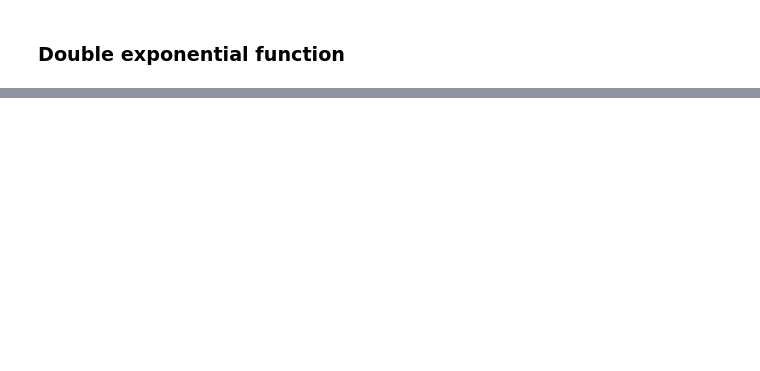
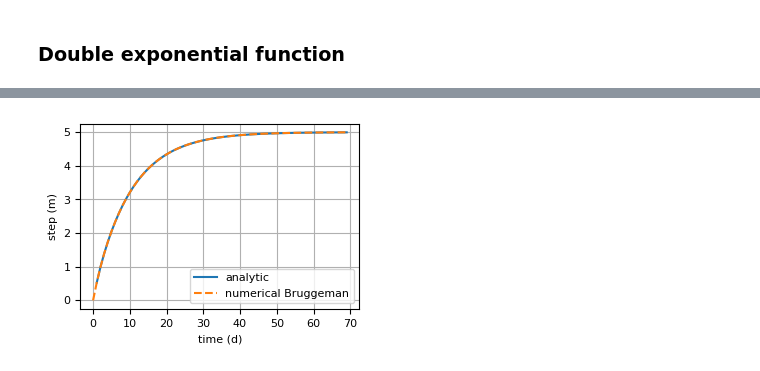
Before and after one commit to pastas/pastas, a Jupyter notebook: doc/benchmarks/check_response_functions.ipynb, the cells around one changed output, grey strips where cells are left out. Cells and saved outputs as stored; diff of their text form; code cells hidden in the pictures; blank space fills up the shorter version.

```diff
--- a/doc/benchmarks/check_response_functions.ipynb
+++ b/doc/benchmarks/check_response_functions.ipynb
@@ -6,3 +8,6 @@ import numpy as np
 import matplotlib.pyplot as plt
 from scipy.integrate import quad
 import pastas as ps
+# %%
+plt.rcParams['figure.figsize'] = [3.6, 2.4]
+plt.rcParams['font.size'] = 8
@@ -251,8 +282,10 @@ for i in range(1, len(t)):
     stepnum_brug[i] = quad(khoff.impulse, 0, t[i], args=(p))[0]
 # %%
 plt.plot(t[1:], step, label="analytic")
-plt.plot(t, stepnum_brug, "--", label="numerical bruggeman")
+plt.plot(t, stepnum_brug, "--", label="numerical Bruggeman")
 plt.xlabel("time (d)")
 plt.ylabel("step (m)")
 plt.grid()
 _ = plt.legend()  # try to show figure in readthedocs
+# %% [output]
+[figure, added]
```
Also changed, not shown: parts of 22 cells of this notebook, 3 other files.
